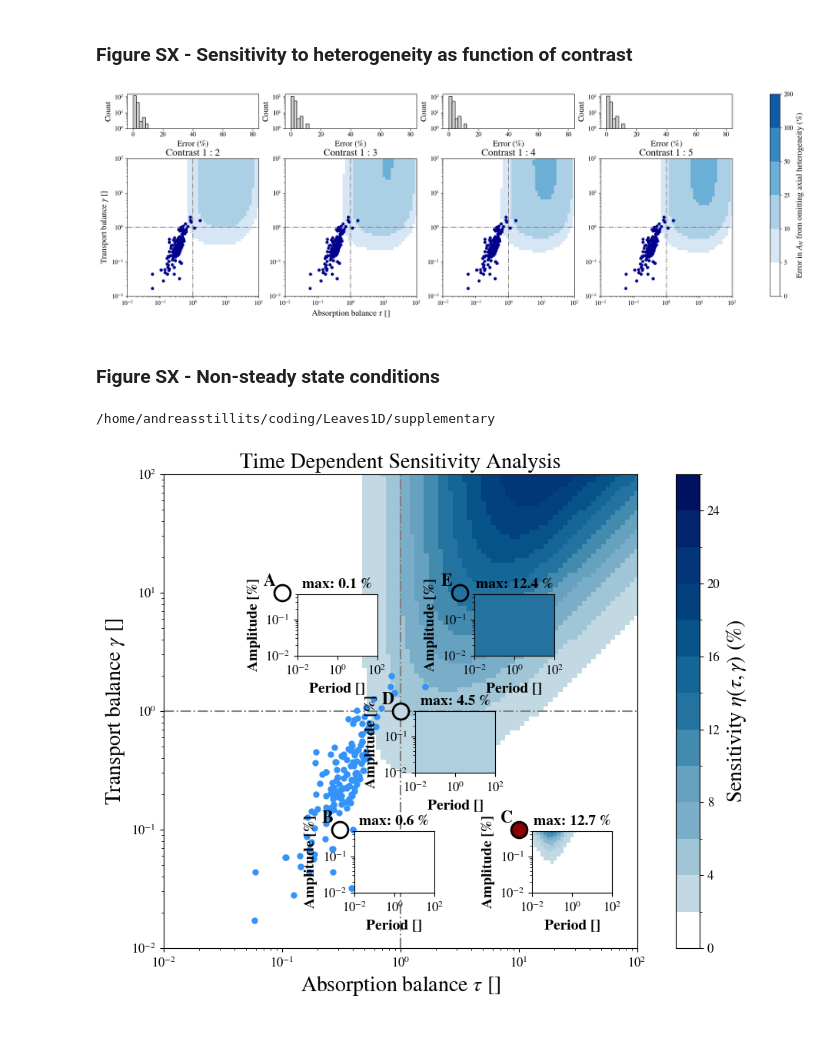
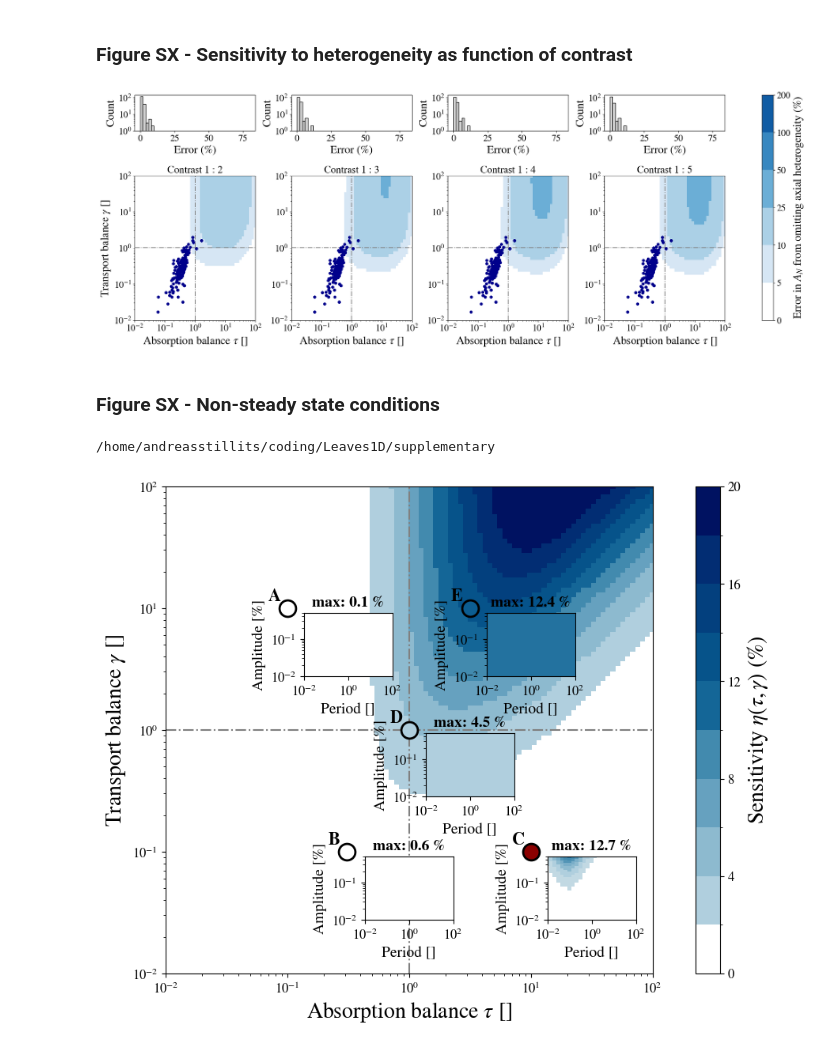
Before and after one commit to andreas-stillits/CarbonFixationModel1D, a Jupyter notebook: figures/scripts/supplementary.ipynb, the cells around one changed output. Saved outputs shown, nothing was run; the diff lists cells and outputs as text; code cells hidden in the pictures.

```diff
--- a/figures/scripts/supplementary.ipynb
+++ b/figures/scripts/supplementary.ipynb
@@ -10,10 +10,11 @@ from matplotlib.colors import ListedColormap, BoundaryNorm
 mpl.rcParams['mathtext.fontset'] = 'stix'  # or 'dejavusans', 'cm', 'custom'
 mpl.rcParams['font.family'] = 'STIXGeneral'  # Matches STIX math font
 # set tick font size
-mpl.rcParams['xtick.labelsize'] = 12
-mpl.rcParams['ytick.labelsize'] = 12
+mpl.rcParams['xtick.labelsize'] = 18
+mpl.rcParams['ytick.labelsize'] = 18
 # set default fontsize
-mpl.rcParams['font.size'] = 16
+mpl.rcParams['axes.titlesize'] = 20
+mpl.rcParams['font.size'] = 22
 
 
 # function to convert hex color to rgb tuple
@@ -491,8 +493,8 @@ cmap, norm = make_colormap('Blues', bounds=[0, 5, 10, 25, 50, 100, 200])
 
 
 # fig, axs = plt.subplots(1, 3, figsize=(16, 4), sharey=True)
-fig, axs_all = plt.subplots(2, 4, gridspec_kw={"height_ratios": [1, 4], "hspace": 0.35},
-                        figsize=(26, 7))
+fig, axs_all = plt.subplots(2, 4, gridspec_kw={"height_ratios": [1, 4], "hspace": 0.5, "wspace": 0.3},
+                        figsize=(26, 8))
 axs_hist = axs_all[0,:].flatten()
 axs = axs_all[1,:].flatten()
 
@@ -519,13 +521,17 @@ for ax, error_data in zip(axs_hist, errors_data):
 
 fig.colorbar(im, ax=axs_all, orientation="vertical", label=r"Error in $A_N$ from omitting axial heterogeneity (%)")
 axs[0].set_ylabel(r"Transport balance $\gamma$ []")
+axs[0].set_xlabel(r"Absorption balance $\tau$ []")
 axs[1].set_xlabel(r"Absorption balance $\tau$ []")
+axs[2].set_xlabel(r"Absorption balance $\tau$ []")
+axs[3].set_xlabel(r"Absorption balance $\tau$ []")
+
 
 plt.savefig(ROOT + "figures/vectorgraphics/supplementary/figure_contrast.svg")
-plt.savefig(ROOT + "figures/vectorgraphics/supplementary/figure_contrast.png", dpi=300)
+plt.savefig(ROOT + "figures/vectorgraphics/supplementary/figure_contrast.png", dpi=300, bbox_inches='tight')
 plt.show()
 # %% [output]
-[figure, old version]
+[figure, new version]
 # %% [markdown]
 ### Figure SX - Non-steady state conditions
 # %%
@@ -537,45 +543,45 @@ PATH = ROOT + "supplementary/"
 from codebase.utils.plotfunctions import plot_sensitivity_map , plot_temporal_scan, get_blue_cmap
 from codebase.utils.constants import Cases
 
-fig, ax = plt.subplots(figsize=(13, 8))
-im = plot_sensitivity_map(ROOT + "supplementary/files/nonlinear_sensitivities/sensitivities_mu0.00_.txt", ax=ax)
+fig, ax = plt.subplots(figsize=(14, 8))
+im = plot_sensitivity_map(ROOT + "supplementary/files/nonlinear_sensitivities/sensitivities_mu0.00_.txt", bounds=(0, 20, 11), ax=ax)
 cbar = plt.colorbar(im, ax=ax)
 cbar.set_label(r'Sensitivity $\eta(\tau, \gamma)$ (%)', fontsize=20)
-ax.scatter(df['tau'], df['gamma'], color="#3493F9", marker="o", zorder=2, s=25, alpha=1)
+# ax.scatter(df['tau'], df['gamma'], color="#3493F9", marker="o", zorder=2, s=25, alpha=1)
 ax.set_xlabel(r'Absorption balance $\tau$ []', fontsize=20)
 ax.set_ylabel(r'Transport balance $\gamma$ []', fontsize=20)
-ax.set_title("Time Dependent Sensitivity Analysis", fontsize=20)
+# ax.set_title("Time Dependent Sensitivity Analysis", fontsize=20)
 # place circles for cases A - E
 cases = Cases()
 labels = ["A", "B", "C", "D", "E"]
 circles = []
 for label in labels:
     tau, gamma, chi_ = cases.get_case_params(label)
     circles.append((tau, gamma))
 # plot circles
-cmap, norm = get_blue_cmap((0, 26, 14))
+cmap, norm = get_blue_cmap((0, 20, 12))
 colors = ['white', 'white', 'darkred', cmap(norm(3)), cmap(norm(12))]
 for label, color, (tau, gamma) in zip(labels, colors, circles):
     ax.plot(tau, gamma, marker='o', markersize=15, markeredgecolor='black', markeredgewidth=2, markerfacecolor=color)
     ax.text(tau*0.70, gamma*1.15, label, color='black', fontsize=16, fontweight='bold')
 
 # make inset plots
 def _make_inset(case: str, rect: list[float], rhomax: float = 0.3) -> None:
     inset_ax = fig.add_axes(rect)
     max_sens = plot_temporal_scan("gs", case, rhomax, ax=inset_ax)
     inset_ax.set_title(f"max: {100*max_sens:.1f} %", fontsize=14, fontweight='bold')
-    inset_ax.set_xlabel("Period []", fontsize=14, fontweight='bold')
-    inset_ax.set_ylabel("Amplitude [%]", fontsize=14, fontweight='bold')
+    inset_ax.set_xlabel("Period []", fontsize=14)
+    inset_ax.set_ylabel("Amplitude [%]", fontsize=14)
 
-_make_inset("A", [0.405, 0.585, 0.08, 0.1])
-_make_inset("B", [0.462, 0.200, 0.08, 0.1])
-_make_inset("C", [0.640, 0.200, 0.08, 0.1])
-_make_inset("D", [0.523, 0.395, 0.08, 0.1])
-_make_inset("E", [0.582, 0.585, 0.08, 0.1])
+_make_inset("A", [0.430, 0.580, 0.08, 0.1])
+_make_inset("B", [0.485, 0.195, 0.08, 0.1])
+_make_inset("C", [0.650, 0.195, 0.08, 0.1])
+_make_inset("D", [0.540, 0.390, 0.08, 0.1])
+_make_inset("E", [0.595, 0.580, 0.08, 0.1])
 
 plt.savefig(ROOT + "figures/vectorgraphics/supplementary/figure_osc.svg")
-plt.savefig(ROOT + "figures/vectorgraphics/supplementary/figure_osc.png", dpi=300)
+plt.savefig(ROOT + "figures/vectorgraphics/supplementary/figure_osc.png", dpi=300, bbox_inches='tight')
 plt.show()
 # %% [output]
 /home/andreasstillits/coding/Leaves1D/supplementary
-[figure, old version]
+[figure, new version]
```
Also changed, not shown: parts of 6 cells of this notebook, 14 other files.
